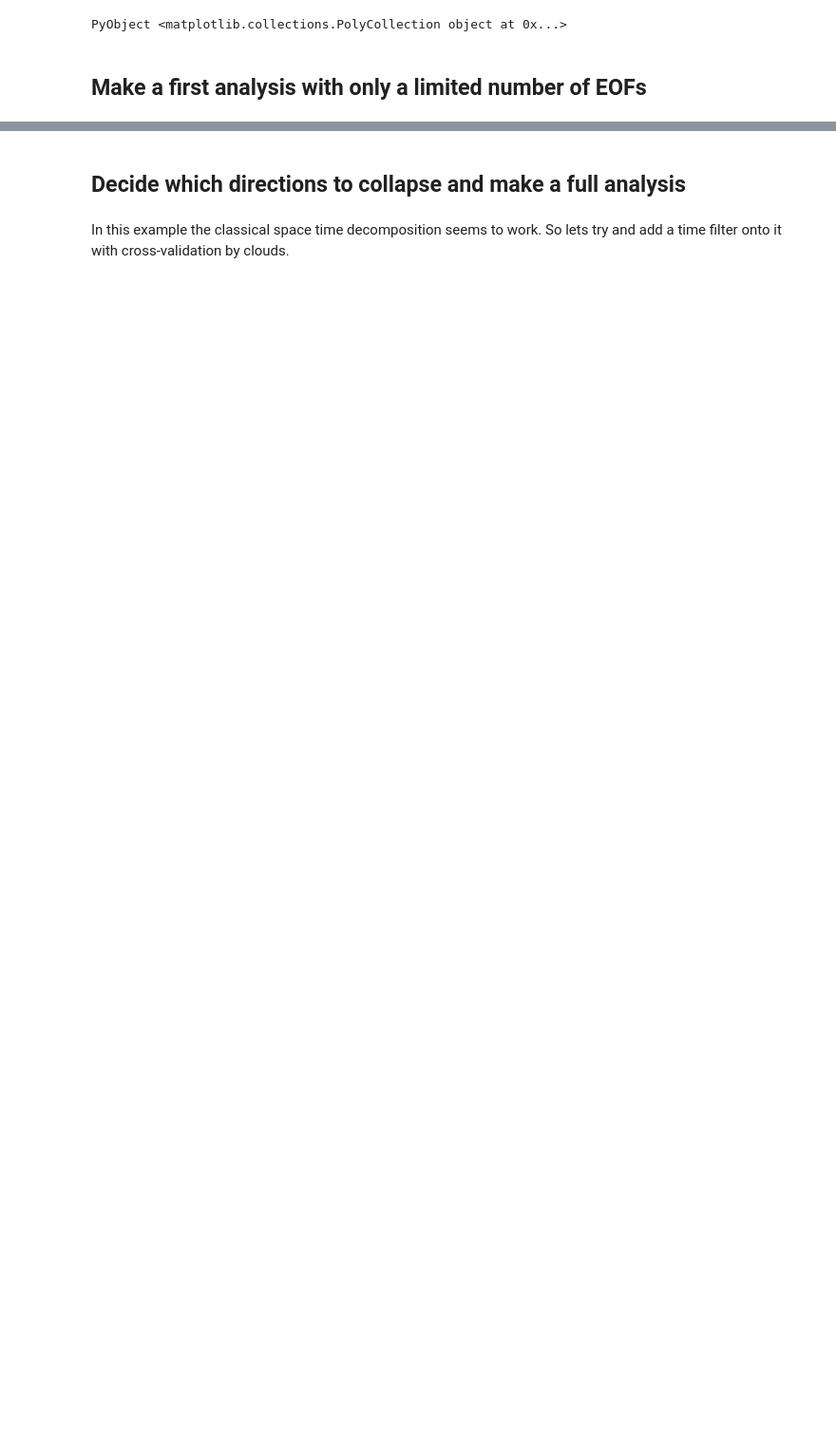
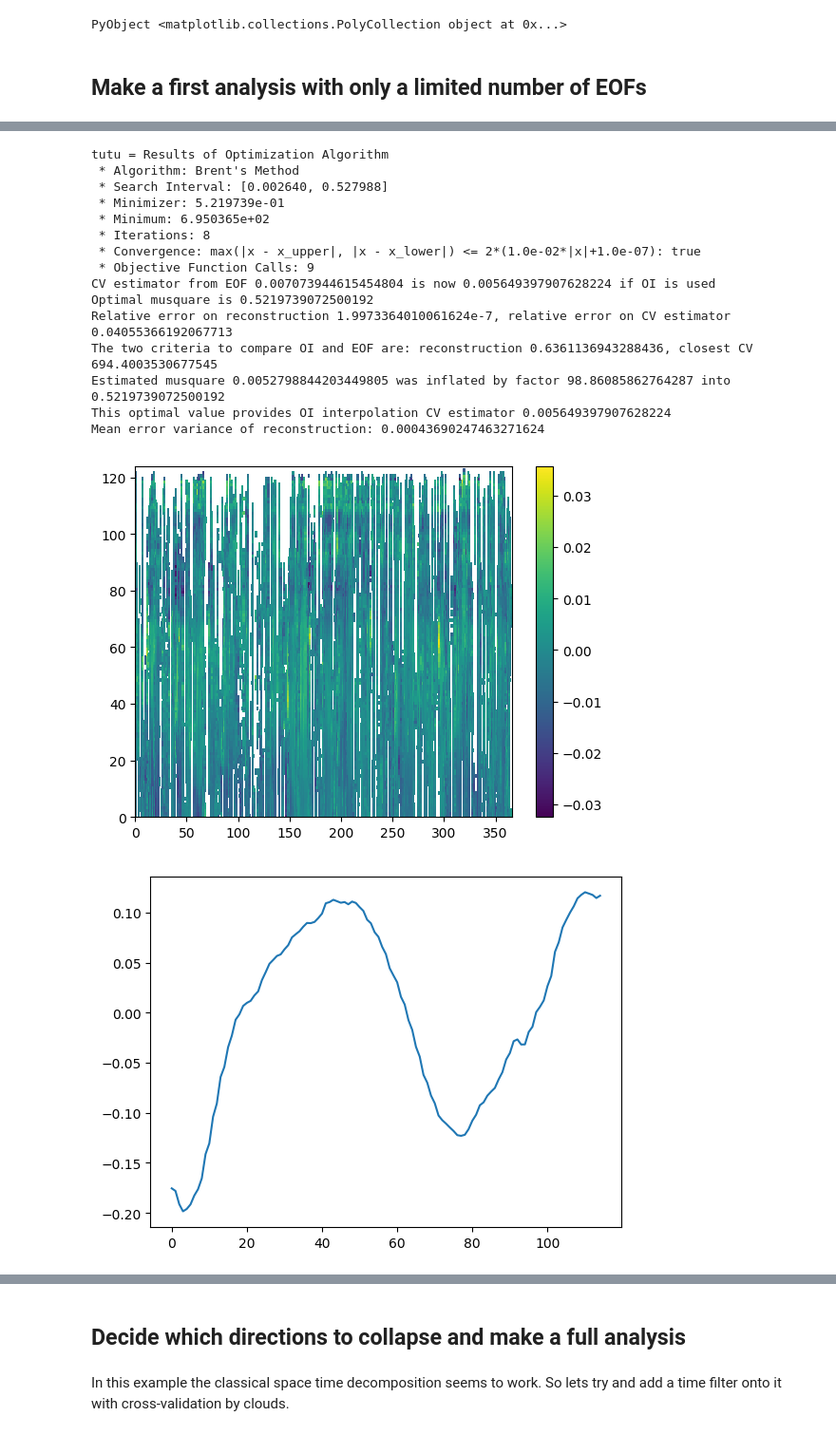
Before and after one commit to jmbeckers/DINEOF.jl, a Jupyter notebook: notebooks/DINEOFexampleRUNSPM.ipynb, the cells around one changed output, grey strips where cells are left out. Shown at 95% size. Drawn from its saved outputs; the diff is of its cells as text; code cells hidden in the pictures; blank space fills up the shorter version.

```diff
--- a/notebooks/DINEOFexampleRUNSPM.ipynb
+++ b/notebooks/DINEOFexampleRUNSPM.ipynb
@@ -141,7 +167,8 @@ Eof loop 2 with mean squared misfit: 7.328049490643699
 # %%
-@time XA,U,S,V,cvEOF,cvarray,errmap,musquare=DINEOFrun(spm,[2,1,1];eofmax=10)
-@show S,sum(S),offset
+@time XA,offset,U,S,V,cvEOF,cvarray,errmap,musquare=DINEOFrun(spm,[2,1,1];eofmax=10)
+@show S,sum(S.^2),offset
 
-pcolor(U[4][1]),colorbar()
+pcolor(U[:,:,4]),colorbar()
 figure()
-plot(V[4][1])
+plot(V[:,4])
+# %% [output]
@@ -147,0 +194,17 @@ plot(V[4][1])
+tutu = Results of Optimization Algorithm
+ * Algorithm: Brent's Method
+ * Search Interval: [0.002640, 0.527988]
+ * Minimizer: 5.219739e-01
+ * Minimum: 6.950365e+02
+ * Iterations: 8
+ * Convergence: max(|x - x_upper|, |x - x_lower|) <= 2*(1.0e-02*|x|+1.0e-07): true
+ * Objective Function Calls: 9
+CV estimator from EOF 0.007073944615454804 is now 0.005649397907628224 if OI is used
+Optimal musquare is 0.5219739072500192
+Relative error on reconstruction 1.9973364010061624e-7, relative error on CV estimator 0.04055366192067713
+The two criteria to compare OI and EOF are: reconstruction 0.6361136943288436, closest CV 694.4003530677545
+Estimated musquare 0.0052798844203449805 was inflated by factor 98.86085862764287 into 0.5219739072500192
+This optimal value provides OI interpolation CV estimator 0.005649397907628224
+Mean error variance of reconstruction: 0.00043690247463271624
+[figure, added]
+[figure, added]
```
Also changed, not shown: parts of 26 cells of this notebook, 1 other file.
